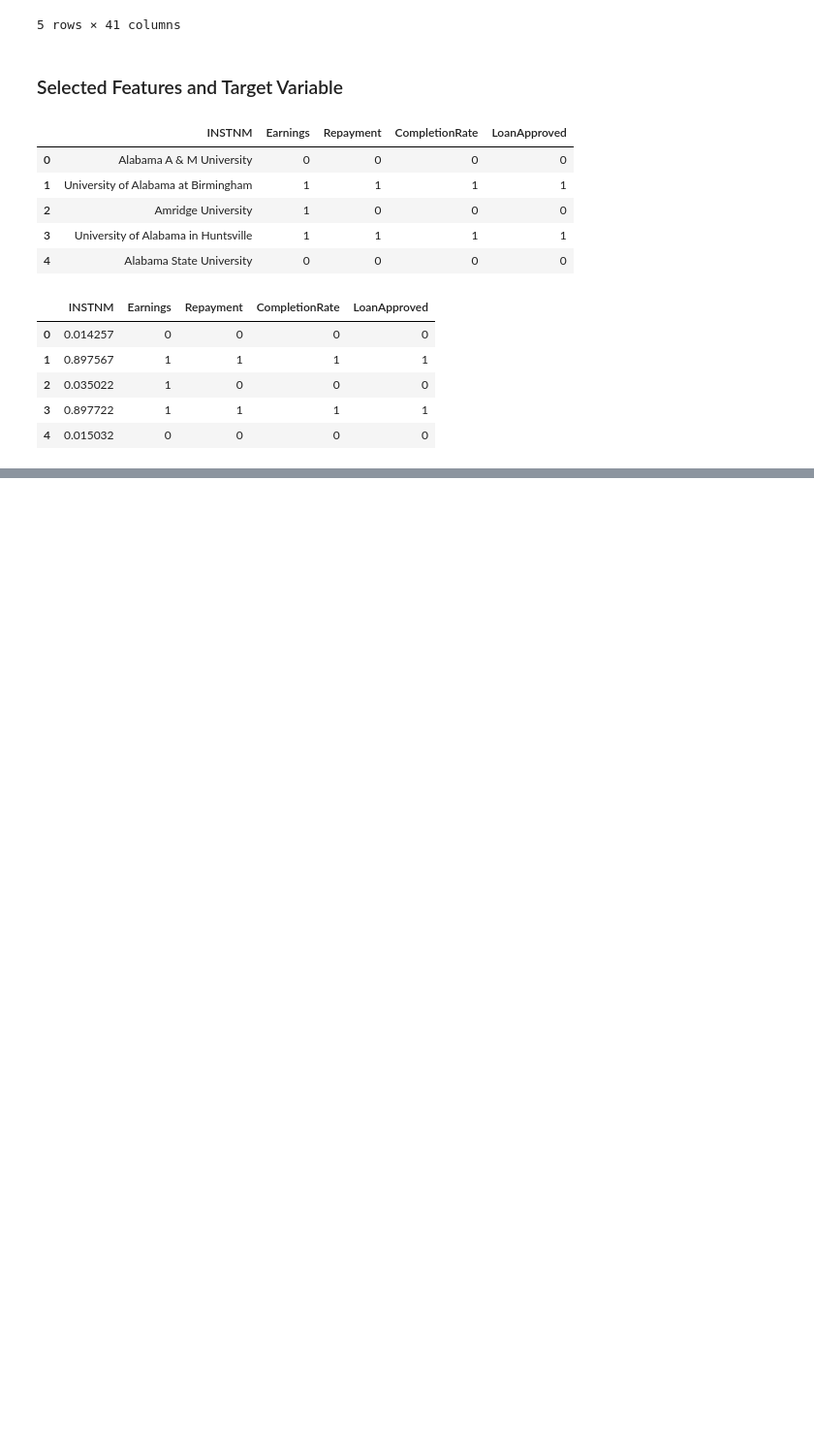
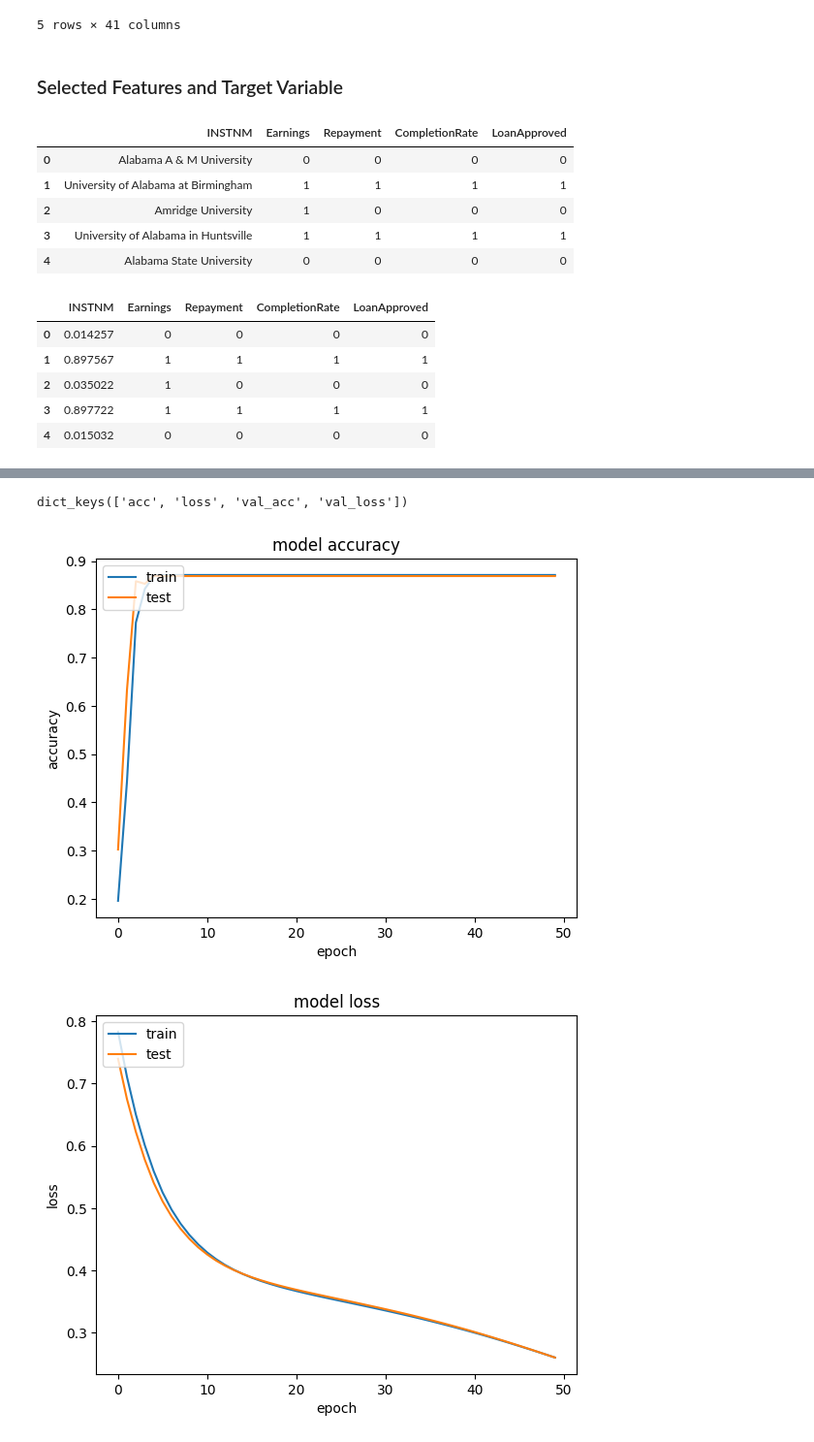
Before and after one commit to cherrymalia/COMP710-Project, a Jupyter notebook: studentloans/links/model/loan_prediction.ipynb, the cells around one changed output, grey strips where cells are left out. Shown at 97% size. Drawn from its saved outputs; the diff is of its cells as text; code cells hidden in the pictures; blank space fills up the shorter version.

```diff
--- a/studentloans/links/model/loan_prediction.ipynb
+++ b/studentloans/links/model/loan_prediction.ipynb
@@ -9,7 +10,10 @@ pd.options.mode.chained_assignment = None
 # %% [markdown]
 # Data Preprocessing / Data Exploration
 # %%
-cohort_data = pd.read_csv('Most-Recent-Cohorts-All-Data-Elements.csv', low_memory = False)
+current_directory = os.getcwd()
+file_path = os.path.join(current_directory, 'loanData.csv')
+
+cohort_data = pd.read_csv(file_path, low_memory = False)
 print(cohort_data.shape)
 cohort_data.head(1)
 # %% [output]
@@ -233,0 +246,17 @@ loan_data.head()
+# %%
+X = loan_data[['INSTNM','Earnings','Repayment','CompletionRate']].values
+Y = loan_data['LoanApproved'].values
+# %%
+seed = 20
+np.random.seed(seed)
+(X_train, X_test, Y_train, Y_test) = train_test_split(X, Y, test_size=0.20, random_state=seed)
+# %%
+model = Sequential()
+model.add(Dense(6, input_dim=4, activation='relu'))
+
+model.add(Dense(6, activation='relu'))
+model.add(Dense(1, activation='sigmoid'))
+
+model.compile(loss='binary_crossentropy', optimizer='SGD', metrics=['acc'])
+
+history=model.fit(X_train, Y_train, validation_data=(X_test, Y_test), epochs=50, batch_size=256)
@@ -233,0 +281,24 @@ loan_data.head()
+# %%
+import matplotlib.pyplot as plt
+
+print(history.history.keys())
+
+plt.plot(history.history['acc'])
+plt.plot(history.history['val_acc'])
+plt.title('model accuracy')
+plt.ylabel('accuracy')
+plt.xlabel('epoch')
+plt.legend(['train', 'test'], loc='upper left')
+plt.show()
+
+plt.plot(history.history['loss'])
+plt.plot(history.history['val_loss'])
+plt.title('model loss')
+plt.ylabel('loss')
+plt.xlabel('epoch')
+plt.legend(['train', 'test'], loc='upper left')
+plt.show()
+# %% [output]
+dict_keys(['acc', 'loss', 'val_acc', 'val_loss'])
+[figure, added]
+[figure, added]
```
Also changed, not shown: parts of 4 cells of this notebook, 35 other files.
